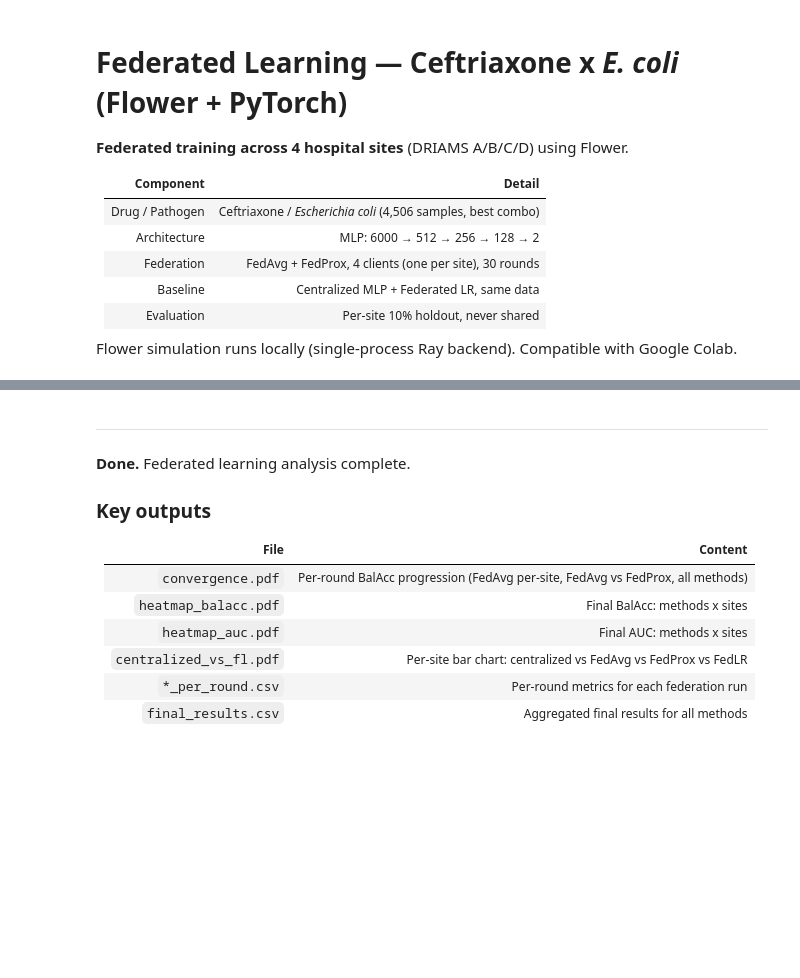
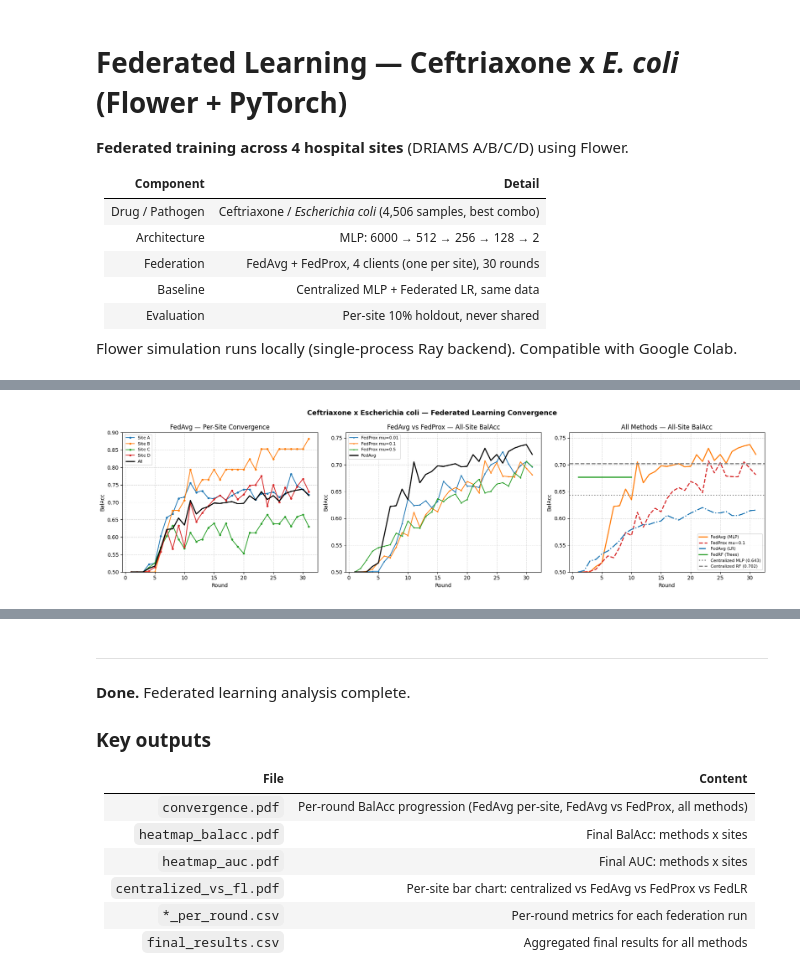
Before and after one commit to asd-standard/Dryad_DRIAMS, a Jupyter notebook: 06-Ceftazidime-E-coli/06-03a-Ceftriaxone-E-coli-Federated.ipynb, the cells around one changed output, grey strips where cells are left out. Saved outputs shown, nothing was run; the diff lists cells and outputs as text; code cells hidden in the pictures; blank space fills up the shorter version.

```diff
--- a/06-Ceftazidime-E-coli/06-03a-Ceftriaxone-E-coli-Federated.ipynb
+++ b/06-Ceftazidime-E-coli/06-03a-Ceftriaxone-E-coli-Federated.ipynb
@@ -81,15 +100,13 @@ print(f"Drug: {DRUG}  |  Species: {SPECIES}")
 # %%
 # ── Shared constants ──
 THRESHOLDS = np.linspace(0.05, 0.95, 91)
-LR_GRID   = np.linspace(1e-4, 5e-4, 6)
-DROP_GRID = np.linspace(0.3, 0.8, 6)
+LR_GRID  = np.linspace(1e-4, 5e-4, 6)
+DROP_GRID = np.linspace(0.2, 0.6, 6)
 
 NUM_ROUNDS = 30
 LOCAL_EPOCHS = 1
 BATCH_SIZE = 64
 FEDPROX_MUS = [0.01, 0.1, 0.5]
-
-# Class weights for CrossEntropyLoss (computed below after data loading)
 # %%
 # ── Load Ceftriaxone + E. coli from all 4 sites ──
 raw_data = {}
@@ -217,7 +250,7 @@ for lr_val in LR_GRID:
         train_dl = DataLoader(BinDataset(X_st, y_st), batch_size=64, shuffle=True)
         val_dl   = DataLoader(BinDataset(X_sv, y_sv), batch_size=128, shuffle=False)
         opt = torch.optim.AdamW(model.parameters(), lr=lr_val, weight_decay=1e-3)
-        crit = nn.CrossEntropyLoss(weight=CLASS_WEIGHTS.to(DEVICE_NAME))
+        crit = nn.CrossEntropyLoss()
         best_vl, best_sd, patience = float("inf"), None, 0
         for ep in range(50):
             model.train()
@@ -259,7 +304,7 @@ ds = BinDataset(X_pooled_pp, y_pooled)
 dl = DataLoader(ds, batch_size=64, shuffle=True)
 opt = torch.optim.AdamW(cent_model.parameters(), lr=BEST_LR, weight_decay=1e-4)
 sched = torch.optim.lr_scheduler.CosineAnnealingLR(opt, T_max=90, eta_min=1e-6)
-crit = nn.CrossEntropyLoss(weight=CLASS_WEIGHTS.to(DEVICE_NAME))
+crit = nn.CrossEntropyLoss()
 best_loss = float("inf"); best_sd = None; patience = 0
 
 for ep in range(100):
@@ -365,7 +432,7 @@ def train_local(model, X_np, y_np, lr, device, proximal_mu=0.0, global_params=No
     ds = BinDataset(X_np, y_np)
     dl = DataLoader(ds, batch_size=BATCH_SIZE, shuffle=True)
     opt = torch.optim.AdamW(model.parameters(), lr=lr, weight_decay=1e-4)
-    crit = nn.CrossEntropyLoss(weight=CLASS_WEIGHTS.to(device))
+    crit = nn.CrossEntropyLoss()
     total_loss = 0.0
     for xb, yb in dl:
         xb, yb = xb.to(device), yb.to(device)
@@ -819,4 +1116,7 @@ print(df_results[["Method"] + [f"{s}_BalAcc" for s in SITE_ORDER] + ["All_BalAcc
 # %%
+import numpy as np
+import matplotlib.pyplot as plt
+
 # ── Convergence: All BalAcc over rounds ──
 fig, axes = plt.subplots(1, 3, figsize=(18, 5))
 
@@ -830,7 +1130,7 @@ ax.plot(range(1, len(vals_all)+1), vals_all, 'k-', linewidth=2, label="All")
 ax.set_title("FedAvg — Per-Site Convergence")
 ax.set_xlabel("Round"); ax.set_ylabel("BalAcc")
 ax.legend(fontsize=8); ax.grid(True, ls='--', alpha=0.5)
-ax.set_ylim(0.4, 1.0)
+ax.set_ylim(0.5, 0.9)  # User requested limit
 
 # FedAvg vs FedProx (All BalAcc)
 ax = axes[1]
@@ -839,35 +1139,37 @@ for mu in FEDPROX_MUS:
     vals = [r.get("All_BalAcc", np.nan) for r in h]
     ax.plot(range(1, len(vals)+1), vals, marker='.', markersize=3, label=f"FedProx mu={mu}")
 vals = [r.get("All_BalAcc", np.nan) for r in fedavg_history]
 ax.plot(range(1, len(vals)+1), vals, 'k-', linewidth=2, label="FedAvg")
 ax.set_title("FedAvg vs FedProx — All-Site BalAcc")
 ax.set_xlabel("Round"); ax.set_ylabel("BalAcc")
 ax.legend(fontsize=8); ax.grid(True, ls='--', alpha=0.5)
-ax.set_ylim(0.4, 1.0)
+ax.set_ylim(0.5, 0.76) # User requested limit
 
 # All methods
 ax = axes[2]
 for label, hist, color, ls in [
     ("FedAvg (MLP)", fedavg_history, "#ff7f0e", "-"),
     ("FedProx mu=0.1", fedprox_histories[0.1], "#d62728", "--"),
     ("FedAvg (LR)", fedlr_history, "#1f77b4", "-."),
     ("FedRF (Trees)", fedrf_history, "#2ca02c", "-"),
 ]:
     vals = [r.get("All_BalAcc", np.nan) for r in hist]
     ax.plot(range(1, len(vals)+1), vals, color=color, ls=ls, linewidth=2, label=label)
 ax.axhline(centralized_results["All_BalAcc"], color='gray', ls=':', linewidth=2,
            label=f'Centralized MLP ({centralized_results["All_BalAcc"]:.3f})')
 ax.axhline(centralized_rf_results["All_BalAcc"], color='gray', ls='--', linewidth=2,
            label=f'Centralized RF ({centralized_rf_results["All_BalAcc"]:.3f})')
 ax.set_title("All Methods — All-Site BalAcc")
 ax.set_xlabel("Round"); ax.set_ylabel("BalAcc")
 ax.legend(fontsize=8); ax.grid(True, ls='--', alpha=0.5)
-ax.set_ylim(0.4, 1.0)
+ax.set_ylim(0.5, 0.76) # User requested limit
 
 fig.suptitle(f"{DRUG} x {SPECIES} — Federated Learning Convergence", fontsize=13, fontweight="bold")
 plt.tight_layout()
 plt.savefig(OUT_DIR / "convergence.pdf", bbox_inches="tight")
 plt.show()
+# %% [output]
+[figure, added]
 # %%
 # ── Heatmap: Balanced Accuracy (methods x sites) ──
 ba_data = {}
```
Also changed, not shown: parts of 24 cells of this notebook, 1 other file.
